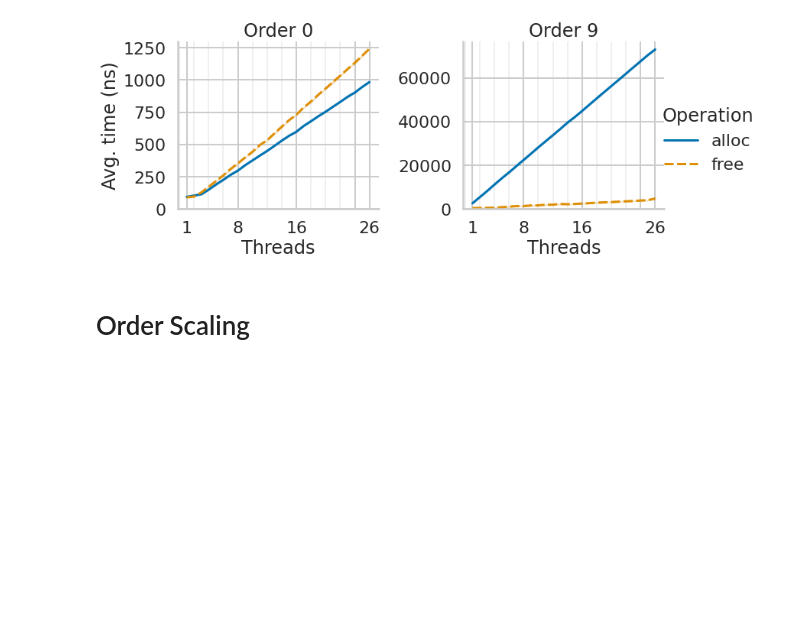
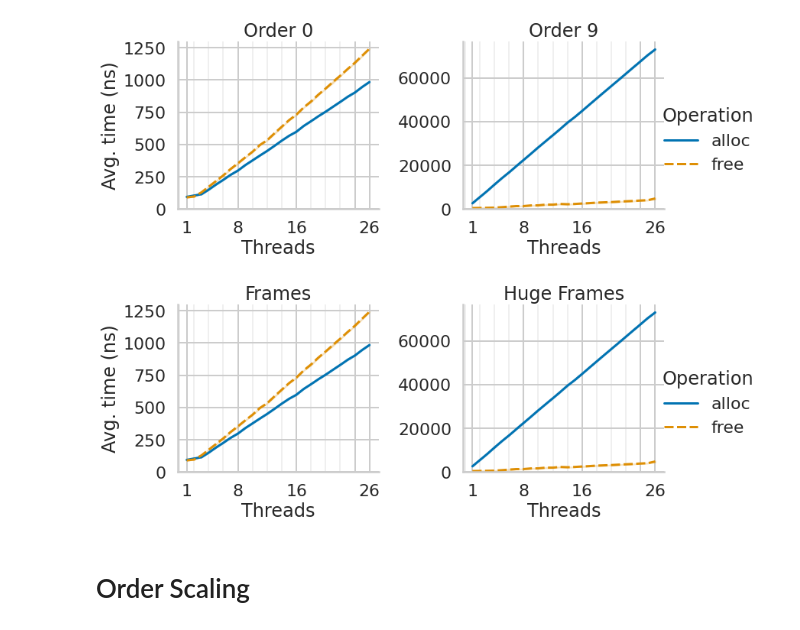
Before and after one commit to luhsra/llfree-bench, a Jupyter notebook: module.ipynb, the cells around one changed output. Saved outputs shown, nothing was run; the diff lists cells and outputs as text; code cells hidden in the pictures; blank space fills up the shorter version.

Commit message:
:sparkles: New plots

```diff
--- a/module.ipynb
+++ b/module.ipynb
@@ -79,6 +79,37 @@ with sns.plotting_context("poster"):
     g.savefig("out/buddy_threads.pdf")
 # %% [output]
 [figure]
+# %%
+data_bu = read_orders(bu_c / "bulk", [0, 9])
+pgd = data_bu.melt(
+    id_vars=["order", "cores"],
+    value_vars=["alloc", "free"], value_name="time", var_name="Operation")
+
+with sns.plotting_context("poster"):
+    g = sns.FacetGrid(data=pgd, col="order", aspect=1.1,
+                      height=5, sharey=False)
+    g.map_dataframe(sns.lineplot, x="cores", y="time",
+                    hue="Operation", style="Operation")
+
+    g.add_legend(adjust_subtitles=True)
+    g.legend.set_title("Operation")
+
+    g.set(xticks=[1, 8, 16, 24, 26])
+    for ax in g.axes_dict.values():
+        ax.set_xticks(list(range(0, 27, 2)), minor=True)
+        ax.grid(which="minor", alpha=0.3)
+    g.set(xticklabels=[1, 8, 16, "", 26])
+
+    g.set(ylim=(0, None))
+    g.set(ylabel="Avg. time (ns)")
+    g.set(xlabel="Threads")
+    g.set_titles("Order {col_name}")
+    g.axes_dict[9].set_ylabel("")
+    g.axes_dict[0].set_title("Frames")
+    g.axes_dict[9].set_title("Huge Frames")
+    g.savefig("out/buddy_threads_alt.pdf")
+# %% [output]
+[figure, added]
 # %% [markdown]
 # Order Scaling
 # %%
```
Also changed, not shown: 2 other files.
